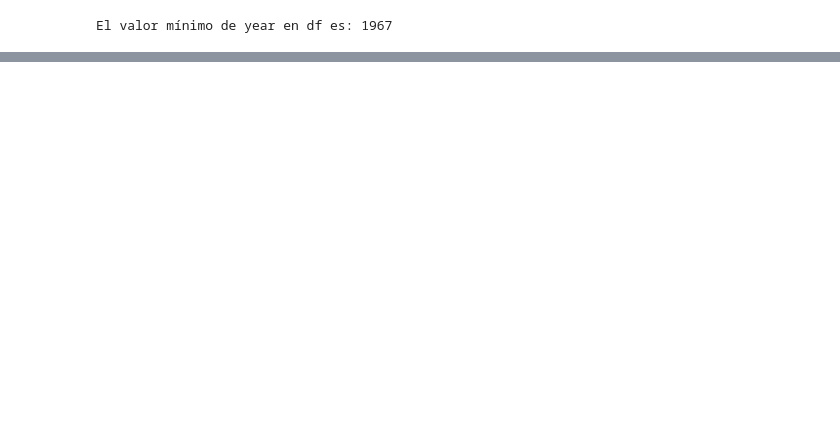
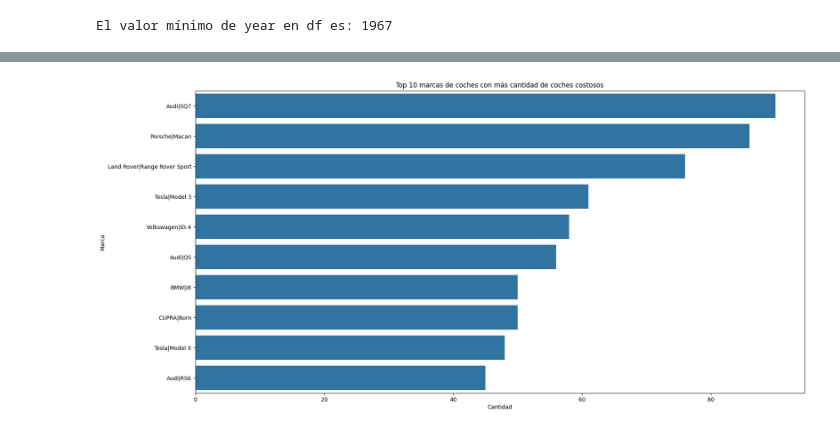
Before and after one commit to Jaume2908/car-price-prediction-data-project, a Jupyter notebook: EDA_car_price.ipynb, the cells around one changed output, grey strips where cells are left out. Drawn from its saved outputs; the diff is of its cells as text; code cells hidden in the pictures; blank space fills up the shorter version.

```diff
--- a/EDA_car_price.ipynb
+++ b/EDA_car_price.ipynb
@@ -288,0 +338,12 @@ plt.show()
+# %%
+# Veamos los 10 modelos de coches más caros en outliers_df con un gráfico de barras
+plt.figure(figsize=(20, 10))  # Ajustar tamaño de la figura
+top_10_brand_models = outliers_df['brand_model'].value_counts().nlargest(10).index
+sns.countplot(data=outliers_df[outliers_df['brand_model'].isin(top_10_brand_models)], y='brand_model', order=top_10_brand_models)  # Crear countplot
+plt.title('Top 10 marcas de coches con más cantidad de coches costosos')  # Título del gráfico
+plt.xlabel('Cantidad')  # Etiqueta del eje x
+plt.ylabel('Marca')  # Etiqueta del eje y
+plt.yticks(fontsize=10)  # Ajustar tamaño de la letra del eje y
+plt.show()
+# %% [output]
+[figure, added]
```
Also changed, not shown: parts of 60 cells of this notebook, 2 other files.
